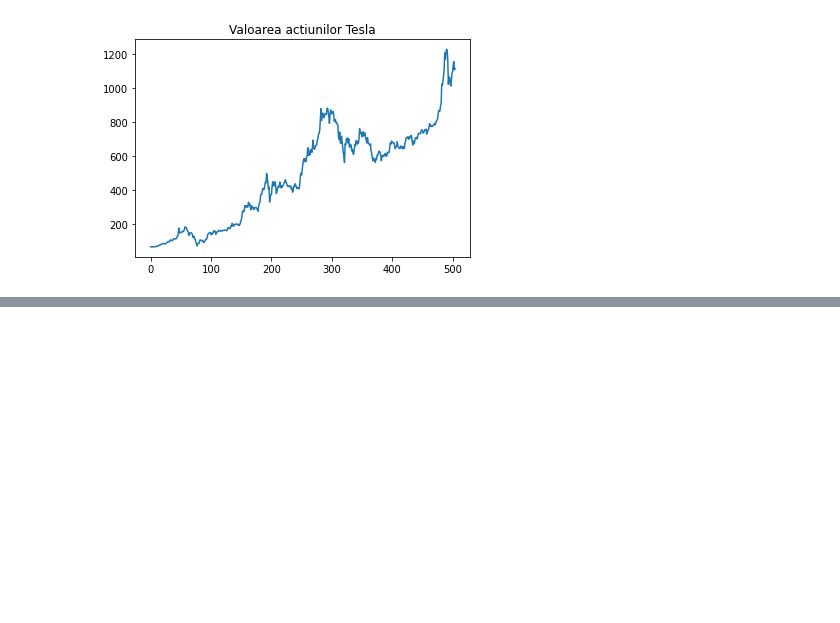
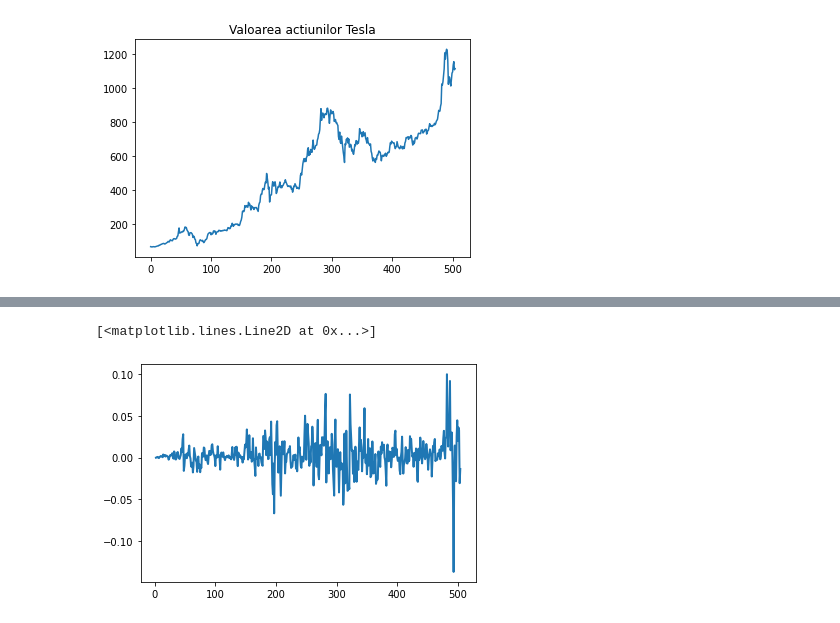
Before and after one commit to jafetimbre/verbose-projects, a Jupyter notebook: statistics/stock-price-pred/stock.ipynb, the cells around one changed output, grey strips where cells are left out. Cells and saved outputs as stored; diff of their text form; code cells hidden in the pictures; blank space fills up the shorter version.

```diff
--- a/statistics/stock-price-pred/stock.ipynb
+++ b/statistics/stock-price-pred/stock.ipynb
@@ -43,3 +43,6 @@ plt.plot(tsla_data.Close)
 # %% [output]
 [<matplotlib.lines.Line2D at 0x...>]
 [figure]
+# %%
+max = tsla_data.Close.max()
+real = pd.DataFrame({'value': tsla_data.Close / max})
@@ -45,0 +88,4 @@ plt.plot(tsla_data.Close)
+# %%
+def ResidualError(real_data, forcast_data):
+    n_diff = len(real_data) - len(forcast_data)
+    return real_data[n_diff:] - forcast_data
@@ -45,0 +108,6 @@ plt.plot(tsla_data.Close)
+# %%
+err = ResidualError(real, ma2)
+plt.plot(err.index, err, label = "Error", linewidth=2)
+# %% [output]
+[<matplotlib.lines.Line2D at 0x...>]
+[figure, added]
```
Also changed, not shown: parts of 9 cells of this notebook.
